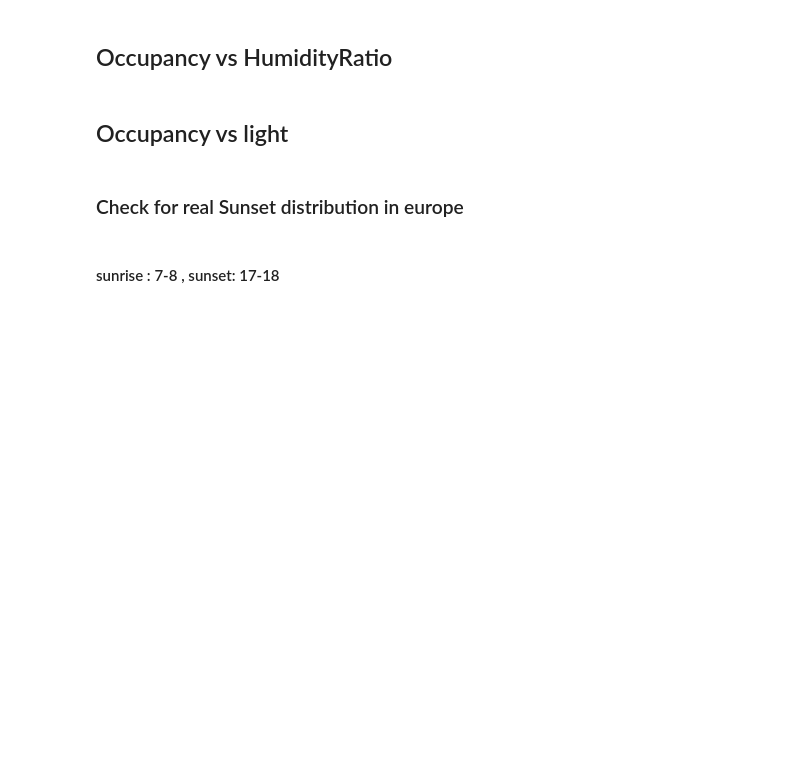
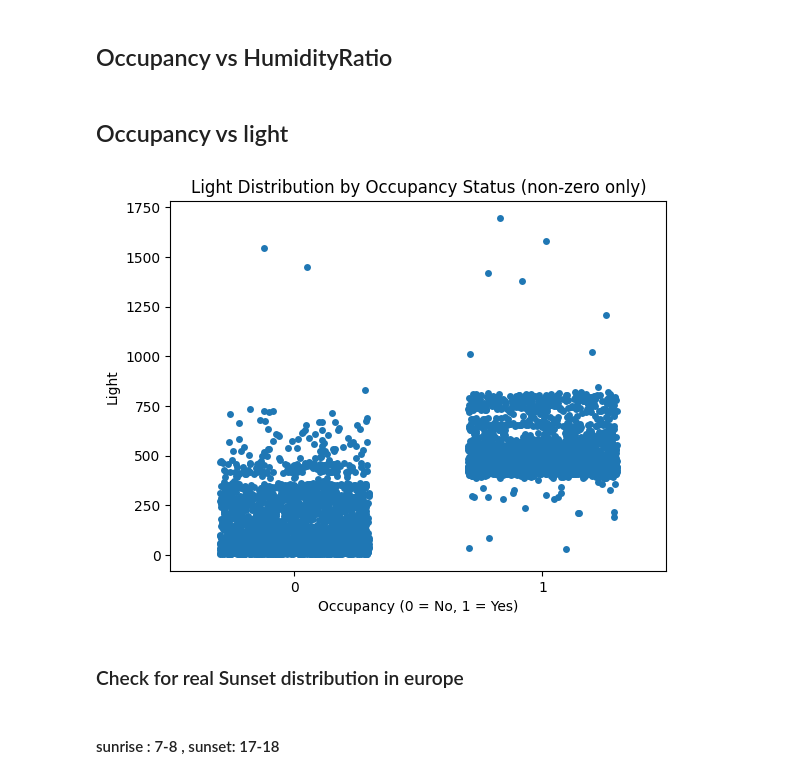
Before and after one commit to NoamShaphir/-MicroClimate, a Jupyter notebook: analysis.ipynb, the cells around one changed output. Saved outputs shown, nothing was run; the diff lists cells and outputs as text; code cells hidden in the pictures; blank space fills up the shorter version.

```diff
--- a/analysis.ipynb
+++ b/analysis.ipynb
@@ -466,3 +466,12 @@ fig.update_layout(
 fig.show()
 # %% [markdown]
 ## Occupancy vs light
+# %%
+
+sns.stripplot(data=df[df['Light'] > 0], x='Occupancy', y='Light', jitter=0.3)
+plt.title('Light Distribution by Occupancy Status (non-zero only)')
+plt.xlabel('Occupancy (0 = No, 1 = Yes)')
+plt.ylabel('Light')
+plt.show()
+# %% [output]
+[figure, added]
```
Also changed, not shown: parts of 2 cells of this notebook.
